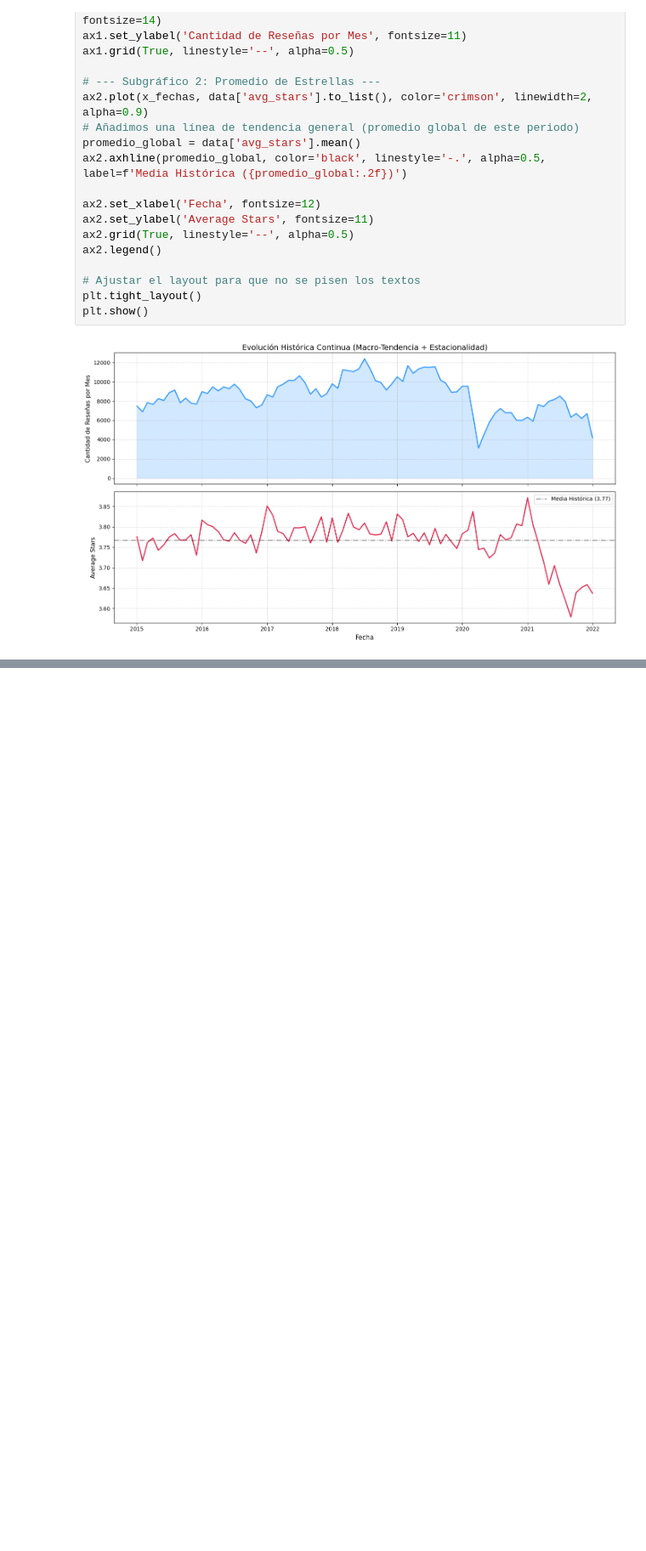
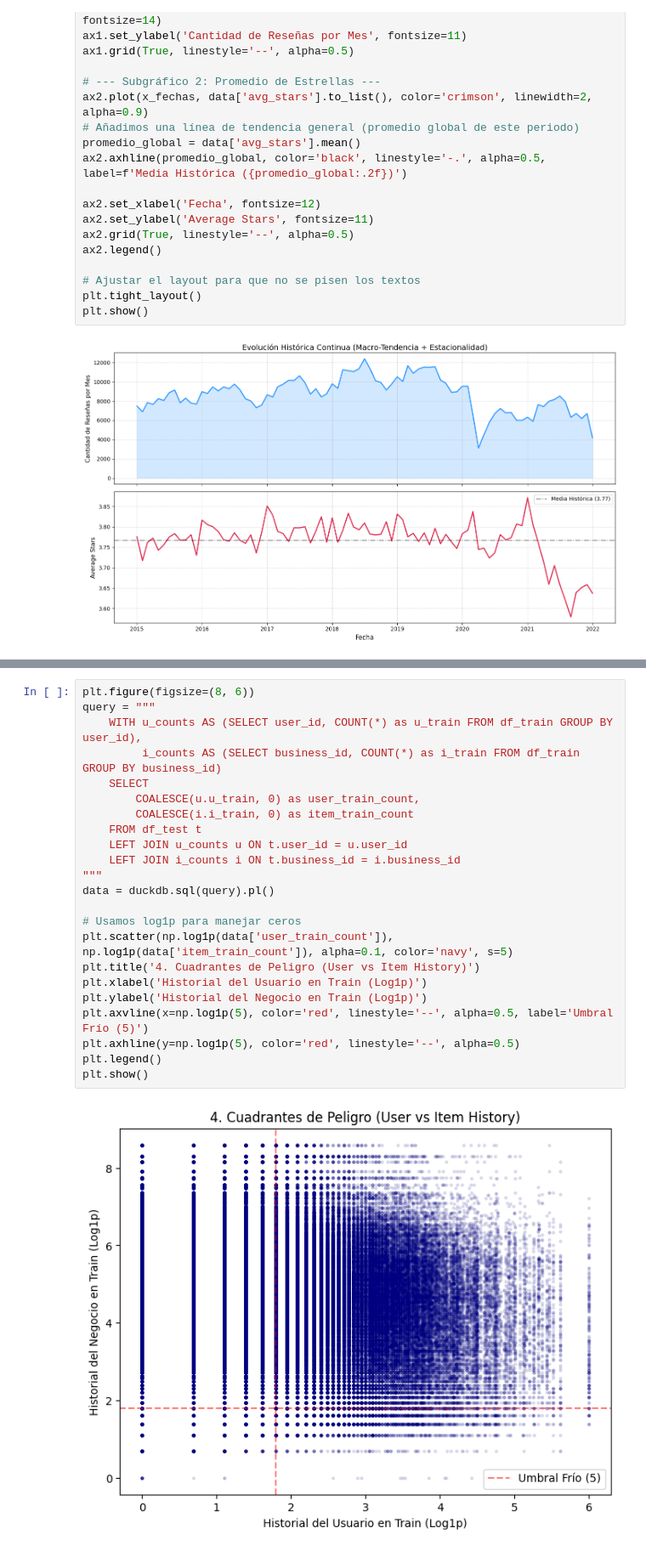
Before and after one commit to yabol02/recsys_content, a Jupyter notebook: notebooks/eda_sql.ipynb, the cells around one changed output, grey strips where cells are left out. Shown at 85% size. Drawn from its saved outputs; the diff is of its cells as text; blank space fills up the shorter version.

```diff
--- a/notebooks/eda_sql.ipynb
+++ b/notebooks/eda_sql.ipynb
@@ -831,0 +1015,25 @@ plt.show()
+# %%
+plt.figure(figsize=(8, 6))
+query = """
+    WITH u_counts AS (SELECT user_id, COUNT(*) as u_train FROM df_train GROUP BY user_id),
+         i_counts AS (SELECT business_id, COUNT(*) as i_train FROM df_train GROUP BY business_id)
+    SELECT
+        COALESCE(u.u_train, 0) as user_train_count,
+        COALESCE(i.i_train, 0) as item_train_count
+    FROM df_test t
+    LEFT JOIN u_counts u ON t.user_id = u.user_id
+    LEFT JOIN i_counts i ON t.business_id = i.business_id
+"""
+data = duckdb.sql(query).pl()
+
+# Usamos log1p para manejar ceros
+plt.scatter(np.log1p(data['user_train_count']), np.log1p(data['item_train_count']), alpha=0.1, color='navy', s=5)
+plt.title('4. Cuadrantes de Peligro (User vs Item History)')
+plt.xlabel('Historial del Usuario en Train (Log1p)')
+plt.ylabel('Historial del Negocio en Train (Log1p)')
+plt.axvline(x=np.log1p(5), color='red', linestyle='--', alpha=0.5, label='Umbral Frío (5)')
+plt.axhline(y=np.log1p(5), color='red', linestyle='--', alpha=0.5)
+plt.legend()
+plt.show()
+# %% [output]
+[figure, added]
```
Also changed, not shown: parts of 21 cells of this notebook.
